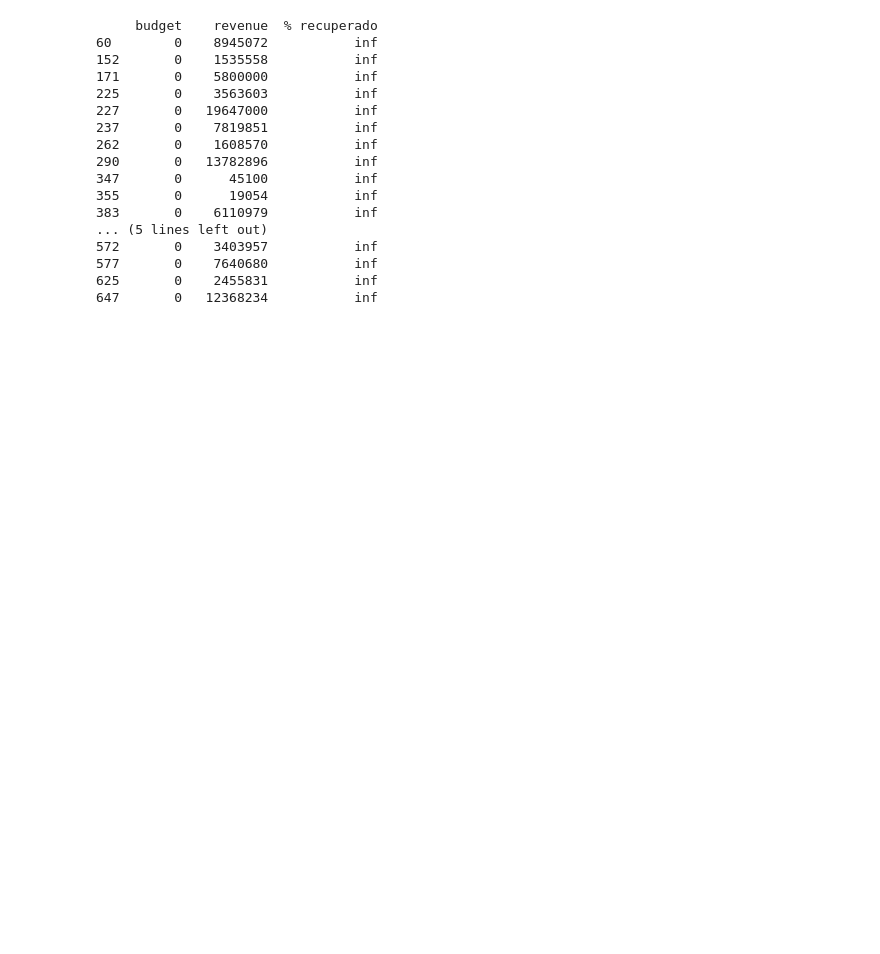
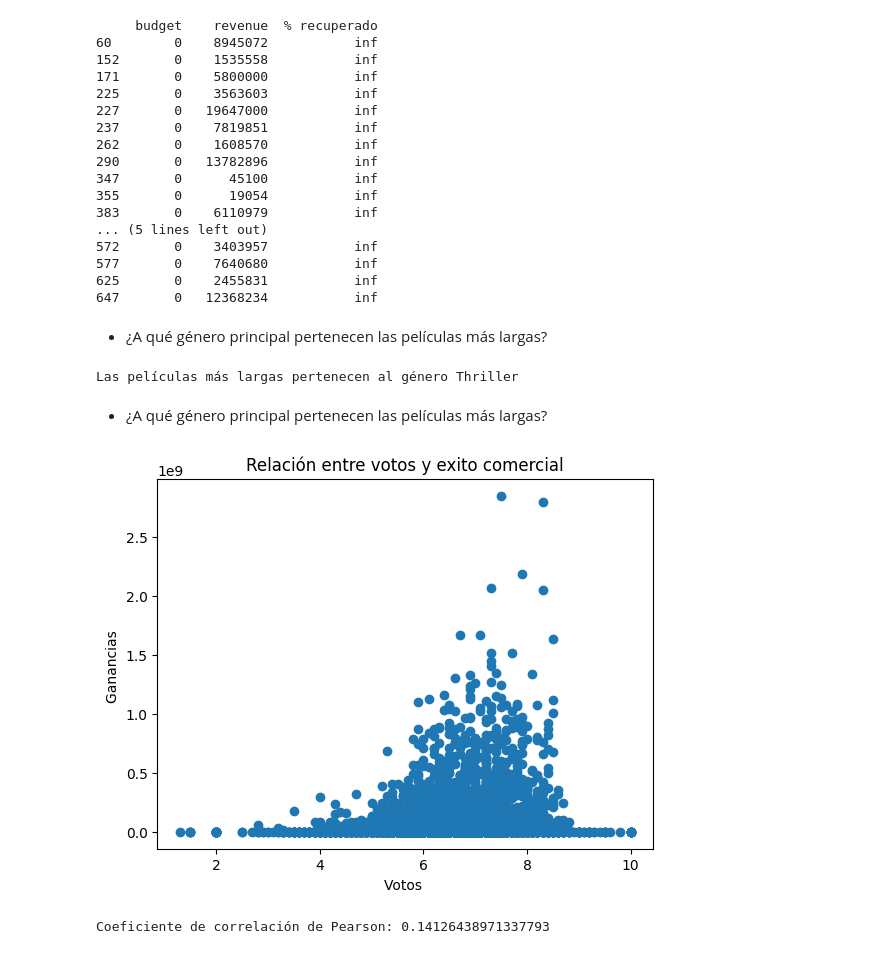
Before and after one commit to ManuelR11/Hoja_1_Mineria_Datos, a Jupyter notebook: Hoja_1.ipynb, the cells around one changed output. Saved outputs shown, nothing was run; the diff lists cells and outputs as text; code cells hidden in the pictures; blank space fills up the shorter version.

```diff
--- a/Hoja_1.ipynb
+++ b/Hoja_1.ipynb
@@ -176,19 +196,4 @@ plt.show()
 Género principal de las 20 películas más recientes: Comedy
 Género principal que predomina en todo el conjunto de datos: Drama
 [figure]
-# %%
-
-datos = datos.dropna(subset=['genres', 'revenue'])
-
-generos_separados = datos['genres'].str.split(',').apply(pd.Series).stack().reset_index(drop=True)
-
-ingresos_por_genero = pd.concat([generos_separados, datos['revenue']], axis=1)
-ingresos_por_genero.columns = ['Genre', 'Revenue']
-
-ingresos_totales_por_genero = ingresos_por_genero.groupby('Genre')['Revenue'].sum()
-
-genero_mayores_ingresos = ingresos_totales_por_genero.idxmax()
-ingresos_maximos = ingresos_totales_por_genero.max()
-
-print(f"El género principal que generó mayores ingresos es {genero_mayores_ingresos} con ingresos totales de {ingresos_maximos}")
 # %% [markdown]
@@ -437,3 +442,37 @@ print(top_20_presupuesto)
 577       0    7640680           inf
 625       0    2455831           inf
 647       0   12368234           inf
+# %% [markdown]
+- ¿A qué género principal pertenecen las películas más largas?
+# %%
+datos_limpios = datos.dropna(subset=['genres', 'runtime'])
+
+generos_separados = datos_limpios['genres'].str.split(',').apply(pd.Series).stack().reset_index(drop=True)
+
+
+duracion_por_genero = pd.concat([generos_separados, datos_limpios['runtime']], axis=1)
+duracion_por_genero.columns = ['Genre', 'Runtime']
+
+genero_pelis_mas_largas = duracion_por_genero.loc[duracion_por_genero['Runtime'].idxmax()]['Genre']
+
+print(f"Las películas más largas pertenecen al género {genero_pelis_mas_largas}")
+# %% [output]
+Las películas más largas pertenecen al género Thriller
+# %% [markdown]
+- ¿A qué género principal pertenecen las películas más largas?
+# %%
+
+datos_limpios = datos.dropna(subset=['voteAvg', 'revenue'])
+
+
+plt.scatter(datos_limpios['voteAvg'], datos_limpios['revenue'])
+plt.xlabel('Votos ')
+plt.ylabel('Ganancias ')
+plt.title('Relación entre votos y exito comercial')
+plt.show()
+
+correlacion = datos_limpios['voteAvg'].corr(datos_limpios['revenue'])
+print(f"Coeficiente de correlación de Pearson: {correlacion}")
+# %% [output]
+[figure, added]
+Coeficiente de correlación de Pearson: 0.14126438971337793
```
Also changed, not shown: parts of 16 cells of this notebook.
